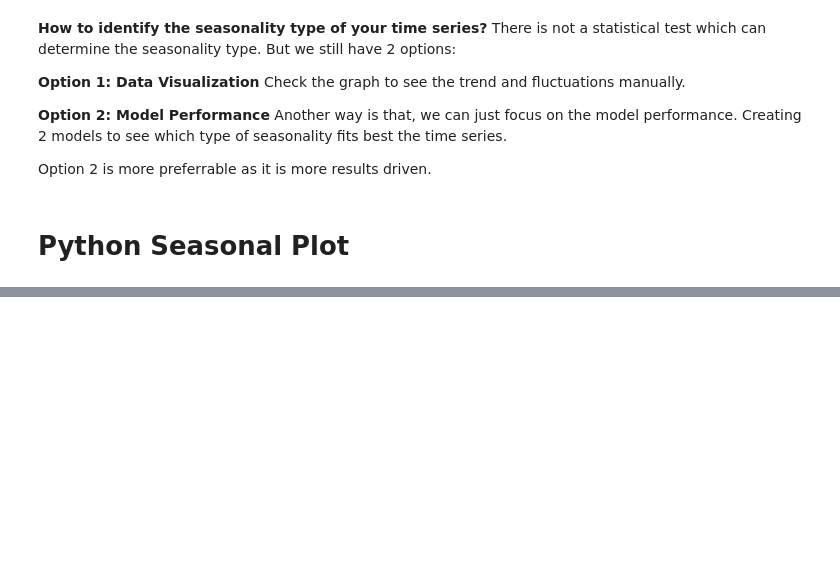
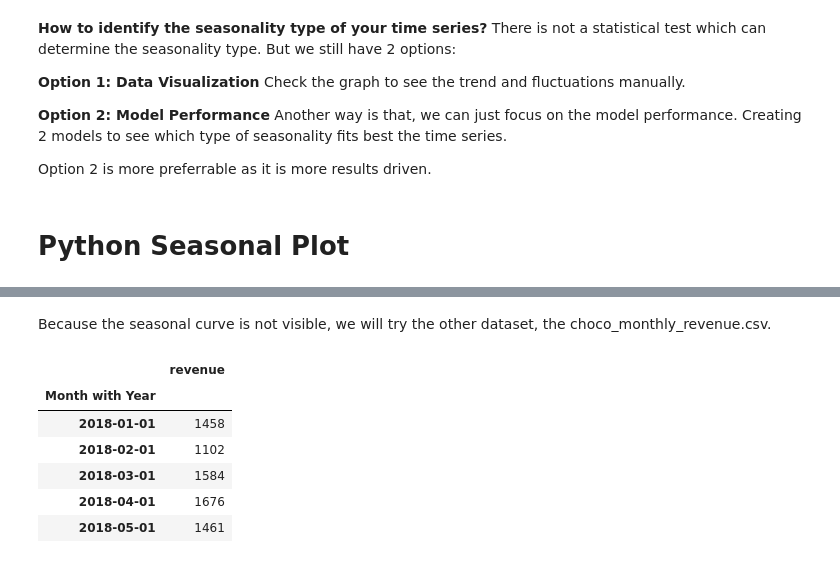
Before and after one commit to ReinerJasin/learn_time_series, a Jupyter notebook: project/intro.ipynb, the cells around one changed output, grey strips where cells are left out. Cells and saved outputs as stored; diff of their text form; code cells hidden in the pictures; blank space fills up the shorter version.

```diff
--- a/project/intro.ipynb
+++ b/project/intro.ipynb
@@ -313,0 +327,14 @@ month_plot()
+# %% [markdown]
+Because the seasonal curve is not visible, we will try the other dataset, the choco_monthly_revenue.csv.
+# %%
+# Load new data
+data_choco = pd.read_csv('../dataset/choco_monthly_revenue.csv', index_col=0, parse_dates=True)     # index_col = 0 means that we use the column[0] as the index
+data_choco.head()
+# %% [output]
+|  | revenue |
+| Month with Year |  |
+| 2018-01-01 | 1458 |
+| 2018-02-01 | 1102 |
+| 2018-03-01 | 1584 |
+| 2018-04-01 | 1676 |
+| 2018-05-01 | 1461 |
```
Also changed, not shown: parts of 6 cells of this notebook.
